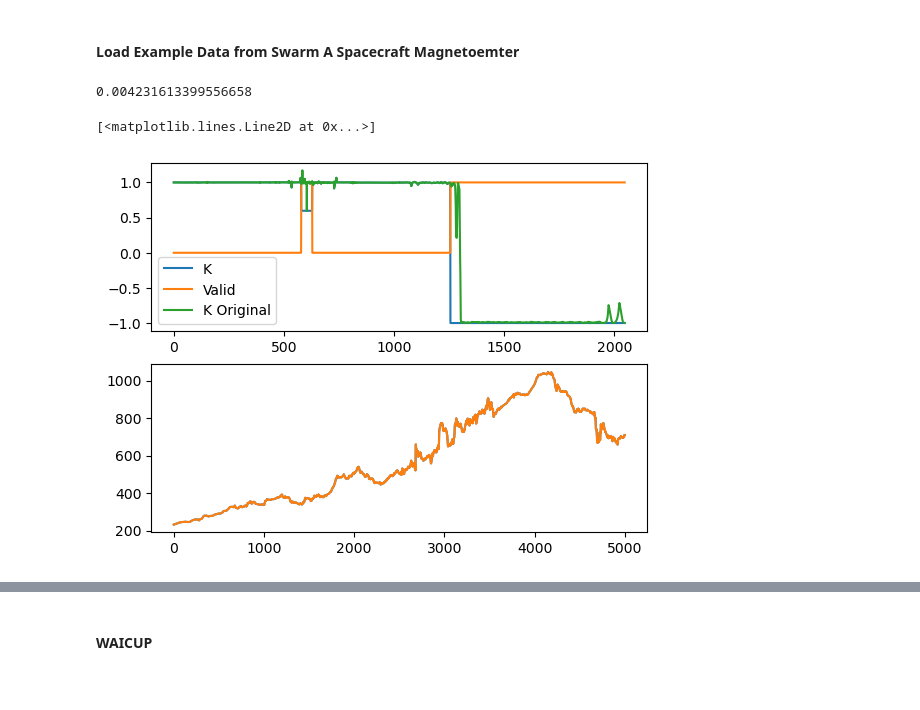
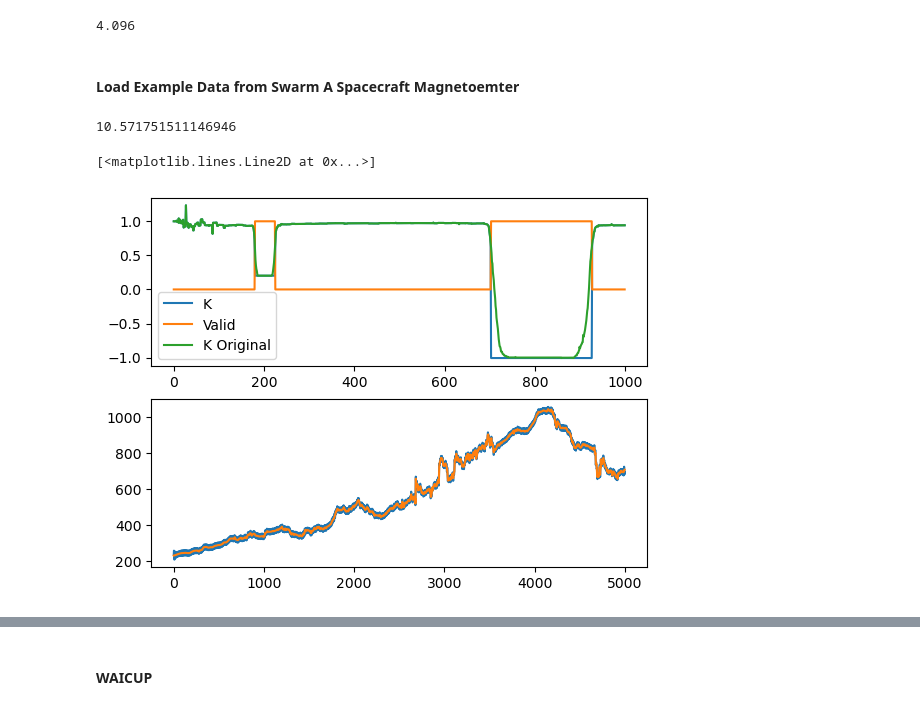
Before and after one commit to aphoffmann/InvertibleWavelets, a Jupyter notebook: WAICUP_TEST copy.ipynb, the cells around one changed output, grey strips where cells are left out. Cells and saved outputs as stored; diff of their text form; code cells hidden in the pictures.

```diff
--- a/WAICUP_TEST copy.ipynb
+++ b/WAICUP_TEST copy.ipynb
@@ -6,6 +6,10 @@ import matplotlib.pyplot as plt
 from invertiblewavelets import *
 from scipy import signal
 from scipy.ndimage import label, binary_closing, gaussian_filter1d, binary_dilation
+# %%
+transform.b/20
+# %% [output]
+4.096
 # %% [markdown]
 #### Load Example Data from Swarm A Spacecraft Magnetoemter
 # %%
@@ -16,16 +20,18 @@ data = np.load("data.npy")
 sample_rate = 50.0                          # 50 Hz sampling rate
 num_samples = data.shape[-1]                # 5000 samples
 t = np.arange(num_samples) / sample_rate    # time array
-B1 = data - 10 *np.sin(2 * np.pi * 20 * t) #+ 50 * np.sin(2 * np.pi * 5 * t)
-B2 = data + 10 *np.sin(2 * np.pi * 20 * t) #+ 10*np.sin(2 * np.pi * 5 * t)
+B1 = data - 10 *np.sin(2 * np.pi * 20 * t) + 50 * np.sin(2 * np.pi * 5 * t)
+B2 = data + 10 *np.sin(2 * np.pi * 20 * t) + 10*np.sin(2 * np.pi * 5 * t)
 B = np.vstack((B1,B2))
 
 "Wavelet Transform"
 transform = Transform(
     data=data,
     fs = sample_rate,
-    wavelet=PyWaveletWrapper('shan'), # Wavelet to use
+    wavelet=Cauchy(900), # Wavelet to use
     #pad_method=None, # Padding method for the convolution calls np.pad. Set to None if no padding
+    b = 4,
+    q = 40
 )
 
 "Perform forward wavelet transform"
@@ -62,7 +68,7 @@ condition_numbers = s[:, 0] / s[:, 1]
 # Create mask where condition is bad
 valid_mask = condition_numbers < 10
 valid_mask = binary_closing(valid_mask, structure=np.ones(5))
-valid_mask = binary_dilation(valid_mask, structure=np.ones(50))
+#valid_mask = binary_dilation(valid_mask, structure=np.ones(50))
 
 # Label contiguous segments
 labeled_mask, num_segments = label(valid_mask)
@@ -102,35 +108,35 @@ denominator = k - 1
 #denominator[np.abs(denominator) < epsilon] = epsilon * np.sign(denominator[np.abs(denominator) < epsilon])
 w_clean = np.copy(w1)
 w_clean[:,transform.pad_width:-transform.pad_width] = weights * ((k * w1[:,transform.pad_width:-transform.pad_width] - w2[:,transform.pad_width:-transform.pad_width]) / (denominator)) + (1 - weights) * ((w1[:,transform.pad_width:-transform.pad_width] + w2[:,transform.pad_width:-transform.pad_width]) / 2)
 
 
 w_clean = np.copy(w1)/2 + np.copy(w2) / 2
 w_clean[valid_mask] = (k[valid_mask] * w1[valid_mask] - w2[valid_mask]) / (k[valid_mask] - 1)
 
 
 # Find nan values and replace them with the average of the two sensors
 nan_mask = np.isnan(w_clean[:, 0])
 weights_1 = 1/(np.abs(wc1) +1)[:, np.newaxis]
 weights_2 = 1/(np.abs(wc2) +1)[:, np.newaxis]
 w_clean[nan_mask] = (weights_1[nan_mask]*w1[nan_mask]+ weights_2[nan_mask]*w2[nan_mask]) / (weights_1[nan_mask] + weights_2[nan_mask])
 
 
 
 result = transform.inverse(np.copy(w_clean))
 print(np.sqrt(((data[100:-100]-result[100:-100])**2).mean(axis=0)))
 
 
 fig, ax = plt.subplots(2,1)
 ax[0].plot( k_hat, label='K')
 ax[0].plot(np.array(valid_mask, dtype=int), label='Valid')
 ax[0].plot(k_hat_original, label='K Original')
 ax[0].legend()
 ax[1].plot(result)
 ax[1].plot(data)
 # %% [output]
-0.004231613399556658
+10.571751511146946
 [<matplotlib.lines.Line2D at 0x...>]
-[figure, old version]
+[figure, new version]
 # %%
 transform.power_scalogram(w1, vmin=0,  title = 'noisy 1 coeffs')
 transform.power_scalogram(transform.forward(data), vmin=0, title = 'True coeffs')
```
Also changed, not shown: parts of 7 cells of this notebook, 7 other files.
